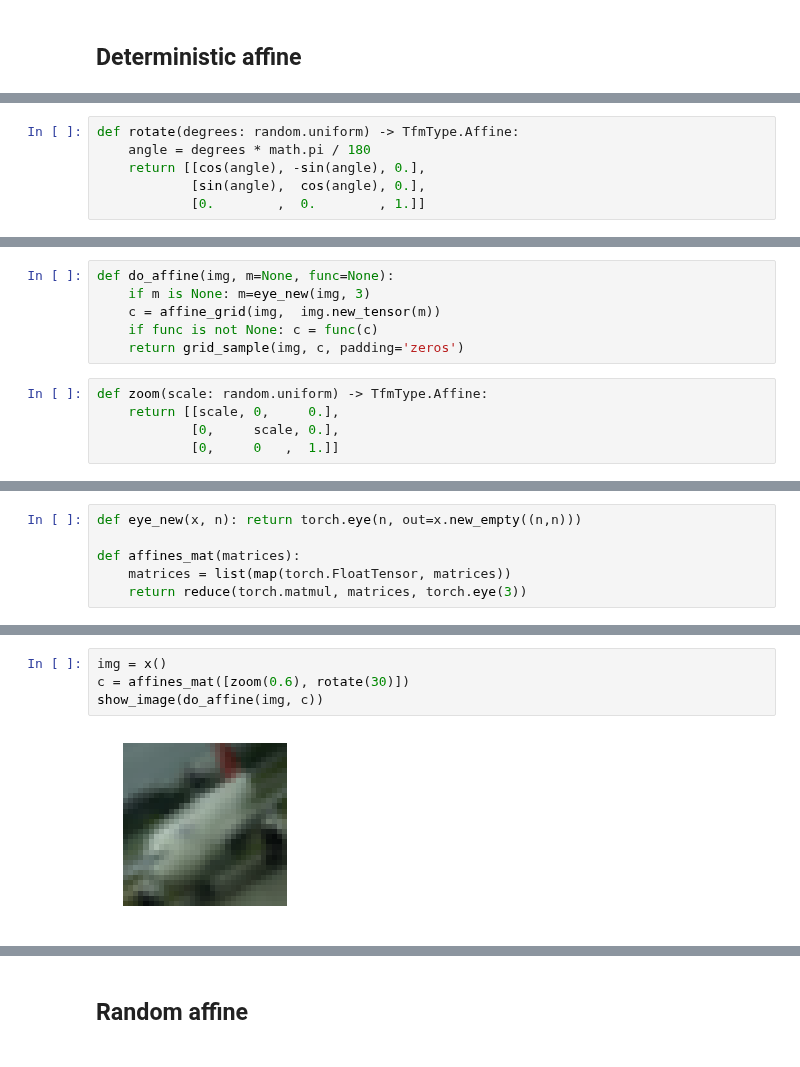
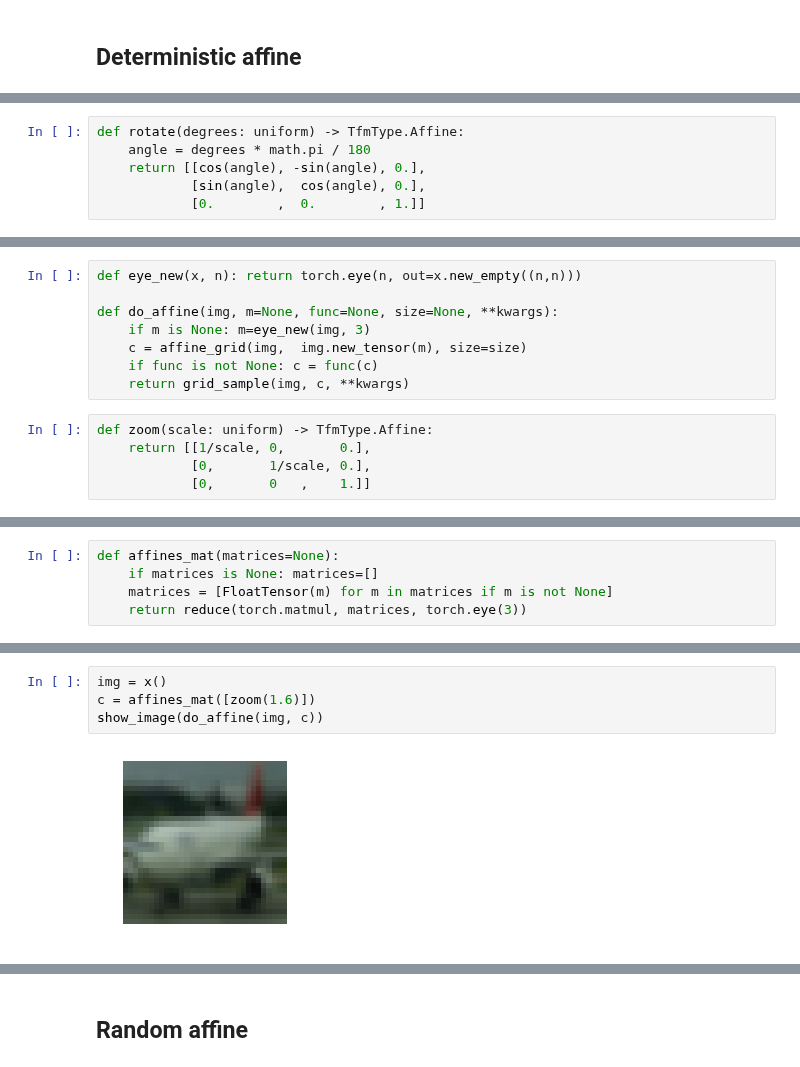
Before and after one commit to fastai/fastai_old, a Jupyter notebook: dev_nb/002_images.ipynb, the cells around one changed output, grey strips where cells are left out. Drawn from its saved outputs; the diff is of its cells as text.

```diff
--- a/dev_nb/002_images.ipynb
+++ b/dev_nb/002_images.ipynb
@@ -361,5 +386,5 @@ def affine_grid(x, matrix): return F.affine_grid(matrix[None,:2], x[None].size()
 # %%
-def rotate(degrees: random.uniform) -> TfmType.Affine:
+def rotate(degrees: uniform) -> TfmType.Affine:
     angle = degrees * math.pi / 180
     return [[cos(angle), -sin(angle), 0.],
             [sin(angle),  cos(angle), 0.],
@@ -374,16 +399,18 @@ show_image(img2)
 # %% [output]
 [figure]
 # %%
-def do_affine(img, m=None, func=None):
+def eye_new(x, n): return torch.eye(n, out=x.new_empty((n,n)))
+
+def do_affine(img, m=None, func=None, size=None, **kwargs):
     if m is None: m=eye_new(img, 3)
-    c = affine_grid(img,  img.new_tensor(m))
+    c = affine_grid(img,  img.new_tensor(m), size=size)
     if func is not None: c = func(c)
-    return grid_sample(img, c, padding='zeros')
+    return grid_sample(img, c, **kwargs)
 # %%
-def zoom(scale: random.uniform) -> TfmType.Affine:
-    return [[scale, 0,     0.],
-            [0,     scale, 0.],
-            [0,     0   ,  1.]]
+def zoom(scale: uniform) -> TfmType.Affine:
+    return [[1/scale, 0,       0.],
+            [0,       1/scale, 0.],
+            [0,       0   ,    1.]]
 # %%
 show_image(do_affine(x(), zoom(0.6)))
 # %% [output]
@@ -391,6 +422,5 @@ show_image(do_affine(x(), zoom(0.6)))
 # %%
-def eye_new(x, n): return torch.eye(n, out=x.new_empty((n,n)))
-
-def affines_mat(matrices):
-    matrices = list(map(torch.FloatTensor, matrices))
+def affines_mat(matrices=None):
+    if matrices is None: matrices=[]
+    matrices = [FloatTensor(m) for m in matrices if m is not None]
     return reduce(torch.matmul, matrices, torch.eye(3))
@@ -397,6 +458,6 @@ def affines_mat(matrices):
 # %%
 img = x()
-c = affines_mat([zoom(0.6), rotate(30)])
+c = affines_mat([zoom(1.6)])
 show_image(do_affine(img, c))
 # %% [output]
-[figure, old version]
+[figure, new version]
```
Also changed, not shown: parts of 68 cells of this notebook.
